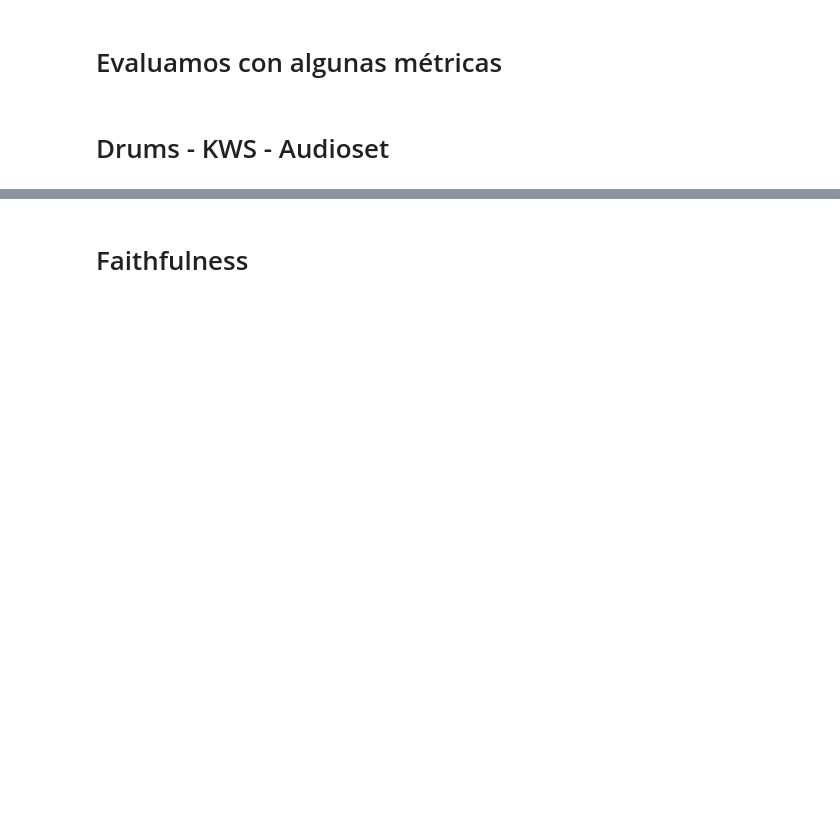
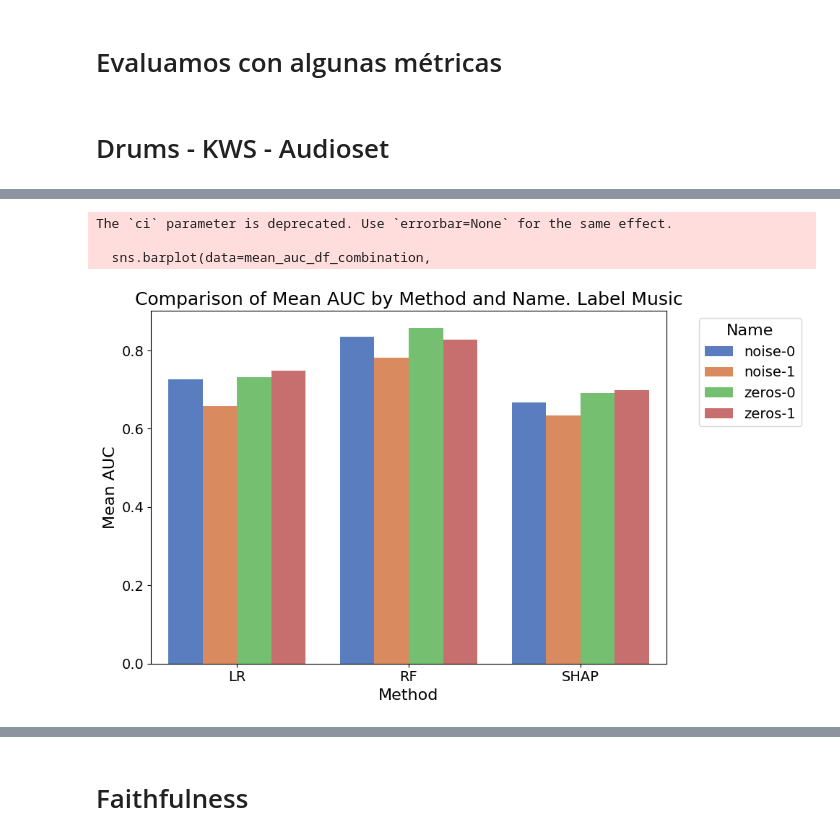
Before and after one commit to ceciliabolanos/explain_where, a Jupyter notebook: metrics_evaluation.ipynb, the cells around one changed output, grey strips where cells are left out. Cells and saved outputs as stored; diff of their text form; code cells hidden in the pictures; blank space fills up the shorter version.

```diff
--- a/metrics_evaluation.ipynb
+++ b/metrics_evaluation.ipynb
@@ -176,0 +199,40 @@ mean_auc_df_combination
+# %%
+import seaborn as sns
+import matplotlib.pyplot as plt
+
+# Calcular el promedio de AUC por método, nombre y multisegment
+mean_auc_df_combination = final_df_combination.groupby(['method', 'group'])[value].mean().reset_index()
+
+# Crear el gráfico de barras
+plt.figure(figsize=(10, 6))  # Ajustamos el tamaño de la figura
+sns.barplot(data=mean_auc_df_combination,
+            x="method",
+            y=value,
+            hue="group",  # Agrupar por 'name' en las barras
+            dodge=True,  # Para separar las barras de cada 'name'
+            palette="muted",  # Estilo de colores
+            ci=None)  # Sin barras de error
+
+# Etiquetas y título con fuentes grandes
+plt.xlabel("Method", fontsize=16)
+plt.ylabel("Mean AUC", fontsize=16)
+plt.title("Comparison of Mean AUC by Method and Name. Label Music", fontsize=18)
+
+# Ajustar leyenda
+plt.legend(title="Name", fontsize=14, title_fontsize=16, loc="upper left", bbox_to_anchor=(1.05, 1))
+
+# Ajustar tamaño de los ticks
+plt.tick_params(axis='both', labelsize=14)
+
+# Ajustar los márgenes para que la leyenda no se corte
+plt.tight_layout()
+
+# Guardar en formato PDF
+plt.savefig("mean_auc_barplot.pdf", format='pdf', bbox_inches='tight')
+
+plt.show()
+# %% [output]
+The `ci` parameter is deprecated. Use `errorbar=None` for the same effect.
+
+  sns.barplot(data=mean_auc_df_combination,
+[figure, added]
```
Also changed, not shown: parts of 11 cells of this notebook, 15 other files.
